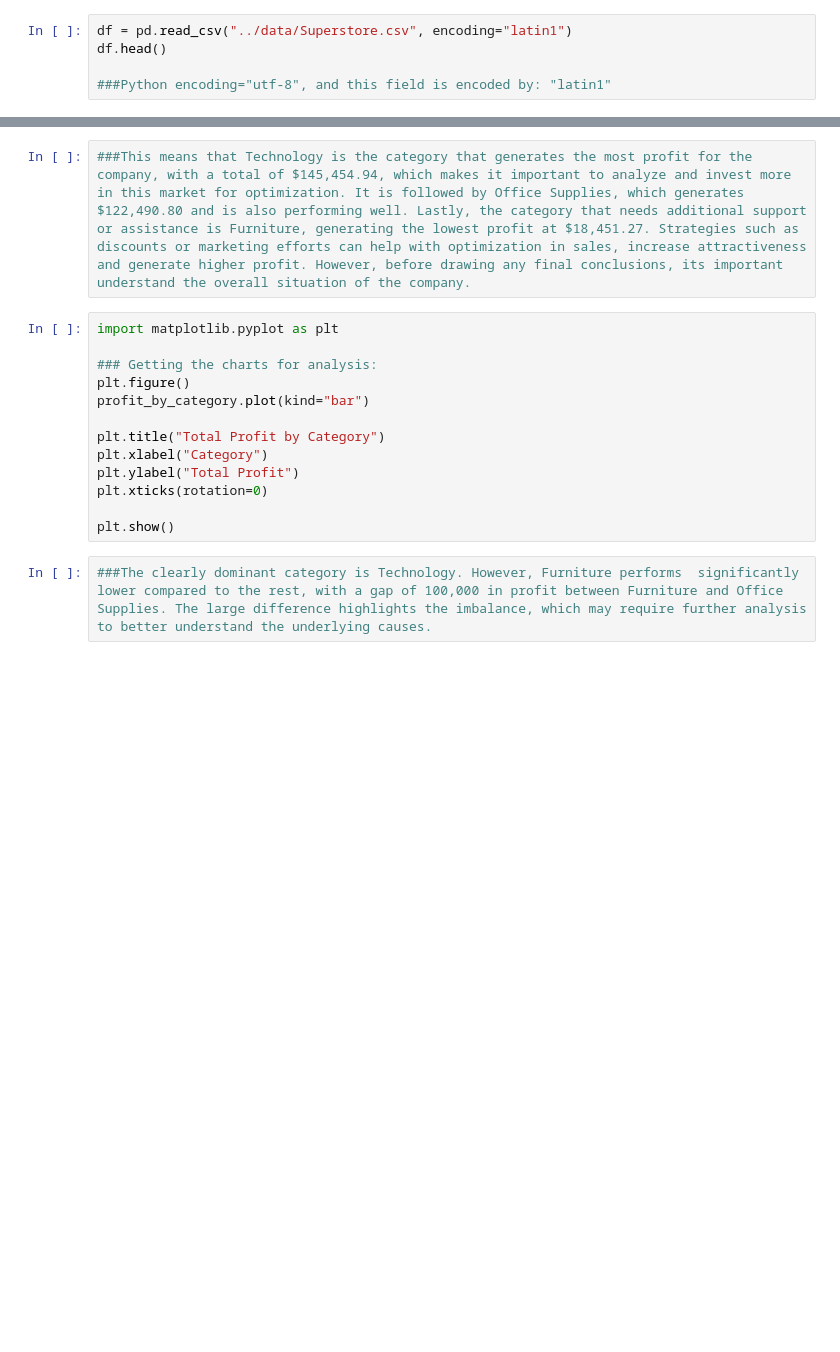
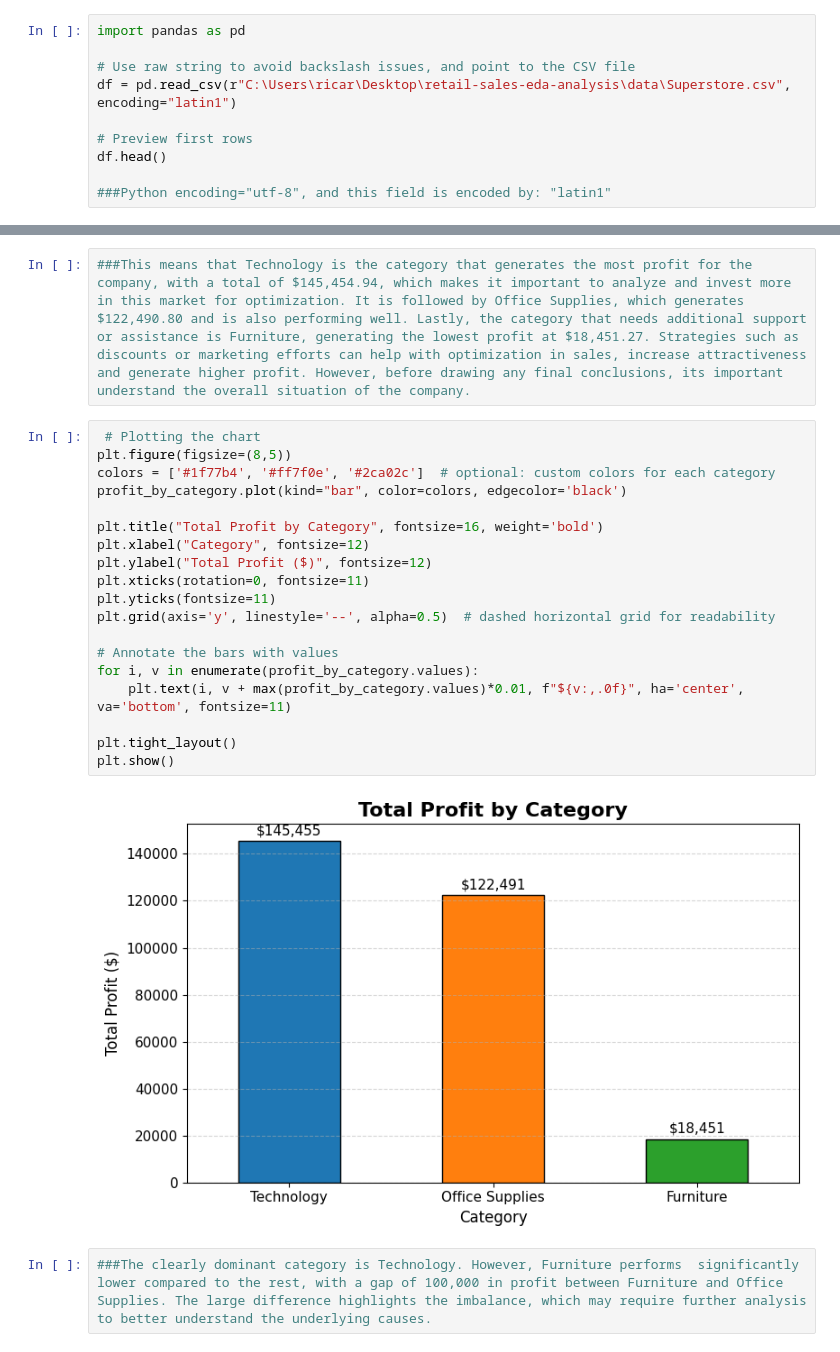
Before and after one commit to encarnacionr885-max/retail-sales-eda-analysis, a Jupyter notebook: notebooks/eda_analysis.ipynb, the cells around one changed output, grey strips where cells are left out. Drawn from its saved outputs; the diff is of its cells as text; blank space fills up the shorter version.

Commit message:
Update EDA analysis notebook with latest charts and insights

```diff
--- a/notebooks/eda_analysis.ipynb
+++ b/notebooks/eda_analysis.ipynb
@@ -6,5 +5,10 @@ import pandas as pd
 # %%
-df = pd.read_csv("../data/Superstore.csv", encoding="latin1")
+import pandas as pd
+
+# Use raw string to avoid backslash issues, and point to the CSV file
+df = pd.read_csv(r"C:\Users\ricar\Desktop\retail-sales-eda-analysis\data\Superstore.csv", encoding="latin1")
+
+# Preview first rows
 df.head()
 
 ###Python encoding="utf-8", and this field is encoded by: "latin1"
@@ -57,18 +141,26 @@ print(profit_by_category)
 # %%
 ###This means that Technology is the category that generates the most profit for the company, with a total of $145,454.94, which makes it important to analyze and invest more in this market for optimization. It is followed by Office Supplies, which generates $122,490.80 and is also performing well. Lastly, the category that needs additional support or assistance is Furniture, generating the lowest profit at $18,451.27. Strategies such as discounts or marketing efforts can help with optimization in sales, increase attractiveness and generate higher profit. However, before drawing any final conclusions, its important understand the overall situation of the company.
 # %%
-import matplotlib.pyplot as plt
+ # Plotting the chart
+plt.figure(figsize=(8,5))
+colors = ['#1f77b4', '#ff7f0e', '#2ca02c']  # optional: custom colors for each category
+profit_by_category.plot(kind="bar", color=colors, edgecolor='black')
 
-### Getting the charts for analysis:
-plt.figure()
-profit_by_category.plot(kind="bar")
+plt.title("Total Profit by Category", fontsize=16, weight='bold')
+plt.xlabel("Category", fontsize=12)
+plt.ylabel("Total Profit ($)", fontsize=12)
+plt.xticks(rotation=0, fontsize=11)
+plt.yticks(fontsize=11)
+plt.grid(axis='y', linestyle='--', alpha=0.5)  # dashed horizontal grid for readability
 
-plt.title("Total Profit by Category")
-plt.xlabel("Category")
-plt.ylabel("Total Profit")
-plt.xticks(rotation=0)
+# Annotate the bars with values
+for i, v in enumerate(profit_by_category.values):
+    plt.text(i, v + max(profit_by_category.values)*0.01, f"${v:,.0f}", ha='center', va='bottom', fontsize=11)
 
+plt.tight_layout()
 plt.show()
+# %% [output]
+[figure, added]
 # %%
 ###The clearly dominant category is Technology. However, Furniture performs  significantly lower compared to the rest, with a gap of 100,000 in profit between Furniture and Office Supplies. The large difference highlights the imbalance, which may require further analysis to better understand the underlying causes.
 # %%
```
Also changed, not shown: parts of 25 cells of this notebook.
